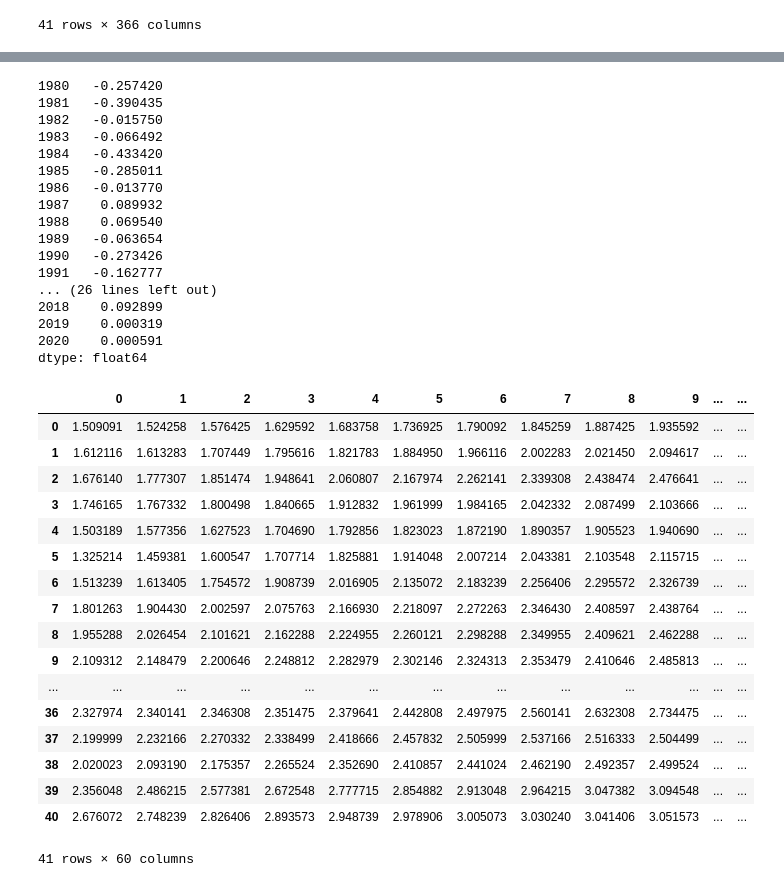
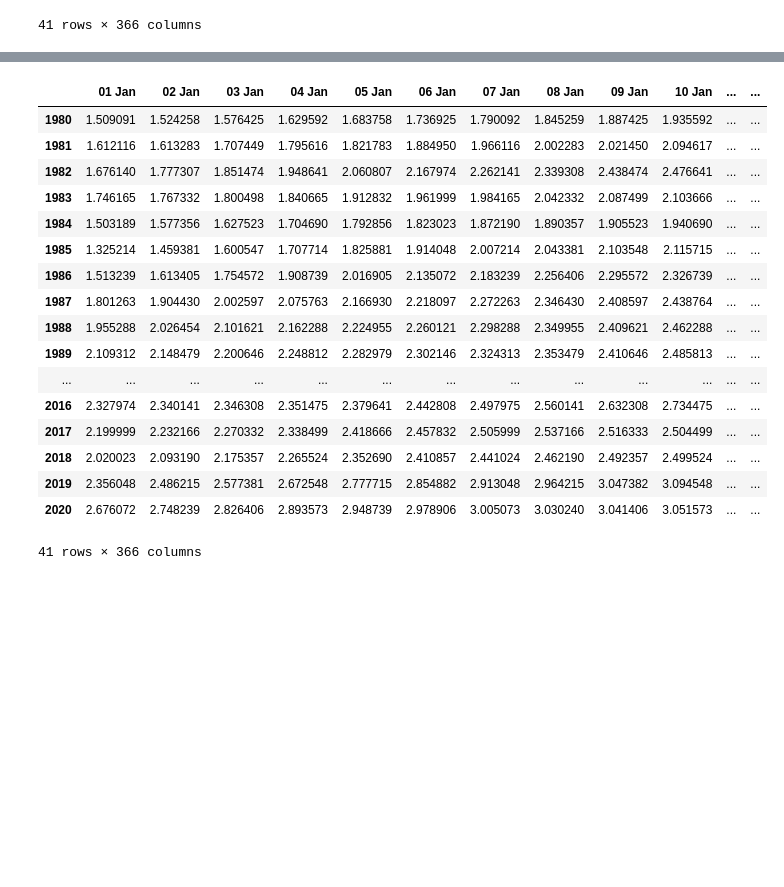
Before and after one commit to wxwizard/hydro_project, a Jupyter notebook: seaice_data.ipynb, the cells around one changed output, grey strips where cells are left out. Cells and saved outputs as stored; diff of their text form; code cells hidden in the pictures; blank space fills up the shorter version.

```diff
--- a/seaice_data.ipynb
+++ b/seaice_data.ipynb
@@ -84,58 +90,35 @@ plot
 # %%
 from datetime import datetime as dt, timedelta as td
 seaice = np.array(seaice_detrended).reshape(41, 366)
 seaice = pd.DataFrame(seaice)
 seaice.index = np.arange(1980, 2021)
 days = 366
 
 date=[]
 
 for day in range(days):
     initial_day = dt(2020,1,1)
     next_day = initial_day + td(days=day)
     next_day = next_day.strftime('%d %b')
     date.append(next_day)
 seaice.columns = date
-seaice = seaice.mean(axis=1)
-print(seaice)
-seaice.to_excel('seaice.xlsx')
+seaice
 # %% [output]
+|  | 01 Jan | 02 Jan | 03 Jan | 04 Jan | 05 Jan | 06 Jan | 07 Jan | 08 Jan | 09 Jan | 10 Jan | ... | ... |
+| 1980 | 1.509091 | 1.524258 | 1.576425 | 1.629592 | 1.683758 | 1.736925 | 1.790092 | 1.845259 | 1.887425 | 1.935592 | ... | ... |
+| 1981 | 1.612116 | 1.613283 | 1.707449 | 1.795616 | 1.821783 | 1.884950 | 1.966116 | 2.002283 | 2.021450 | 2.094617 | ... | ... |
+| 1982 | 1.676140 | 1.777307 | 1.851474 | 1.948641 | 2.060807 | 2.167974 | 2.262141 | 2.339308 | 2.438474 | 2.476641 | ... | ... |
+| 1983 | 1.746165 | 1.767332 | 1.800498 | 1.840665 | 1.912832 | 1.961999 | 1.984165 | 2.042332 | 2.087499 | 2.103666 | ... | ... |
+| 1984 | 1.503189 | 1.577356 | 1.627523 | 1.704690 | 1.792856 | 1.823023 | 1.872190 | 1.890357 | 1.905523 | 1.940690 | ... | ... |
+| 1985 | 1.325214 | 1.459381 | 1.600547 | 1.707714 | 1.825881 | 1.914048 | 2.007214 | 2.043381 | 2.103548 | 2.115715 | ... | ... |
+| 1986 | 1.513239 | 1.613405 | 1.754572 | 1.908739 | 2.016905 | 2.135072 | 2.183239 | 2.256406 | 2.295572 | 2.326739 | ... | ... |
+| 1987 | 1.801263 | 1.904430 | 2.002597 | 2.075763 | 2.166930 | 2.218097 | 2.272263 | 2.346430 | 2.408597 | 2.438764 | ... | ... |
+| 1988 | 1.955288 | 2.026454 | 2.101621 | 2.162288 | 2.224955 | 2.260121 | 2.298288 | 2.349955 | 2.409621 | 2.462288 | ... | ... |
+| 1989 | 2.109312 | 2.148479 | 2.200646 | 2.248812 | 2.282979 | 2.302146 | 2.324313 | 2.353479 | 2.410646 | 2.485813 | ... | ... |
+| ... | ... | ... | ... | ... | ... | ... | ... | ... | ... | ... | ... | ... |
+| 2016 | 2.327974 | 2.340141 | 2.346308 | 2.351475 | 2.379641 | 2.442808 | 2.497975 | 2.560141 | 2.632308 | 2.734475 | ... | ... |
+| 2017 | 2.199999 | 2.232166 | 2.270332 | 2.338499 | 2.418666 | 2.457832 | 2.505999 | 2.537166 | 2.516333 | 2.504499 | ... | ... |
+| 2018 | 2.020023 | 2.093190 | 2.175357 | 2.265524 | 2.352690 | 2.410857 | 2.441024 | 2.462190 | 2.492357 | 2.499524 | ... | ... |
+| 2019 | 2.356048 | 2.486215 | 2.577381 | 2.672548 | 2.777715 | 2.854882 | 2.913048 | 2.964215 | 3.047382 | 3.094548 | ... | ... |
+| 2020 | 2.676072 | 2.748239 | 2.826406 | 2.893573 | 2.948739 | 2.978906 | 3.005073 | 3.030240 | 3.041406 | 3.051573 | ... | ... |
-1980   -0.257420
-1981   -0.390435
-1982   -0.015750
-1983   -0.066492
-1984   -0.433420
-1985   -0.285011
-1986   -0.013770
-1987    0.089932
-1988    0.069540
-1989   -0.063654
-1990   -0.273426
-1991   -0.162777
-... (26 lines left out)
-2018    0.092899
-2019    0.000319
-2020    0.000591
-dtype: float64
+41 rows × 366 columns
-# %%
-seaice_jf = seaice.loc[:,0:59]
-seaice_jf
-# %% [output]
-|  | 0 | 1 | 2 | 3 | 4 | 5 | 6 | 7 | 8 | 9 | ... | ... |
-| 0 | 1.509091 | 1.524258 | 1.576425 | 1.629592 | 1.683758 | 1.736925 | 1.790092 | 1.845259 | 1.887425 | 1.935592 | ... | ... |
-| 1 | 1.612116 | 1.613283 | 1.707449 | 1.795616 | 1.821783 | 1.884950 | 1.966116 | 2.002283 | 2.021450 | 2.094617 | ... | ... |
-| 2 | 1.676140 | 1.777307 | 1.851474 | 1.948641 | 2.060807 | 2.167974 | 2.262141 | 2.339308 | 2.438474 | 2.476641 | ... | ... |
-| 3 | 1.746165 | 1.767332 | 1.800498 | 1.840665 | 1.912832 | 1.961999 | 1.984165 | 2.042332 | 2.087499 | 2.103666 | ... | ... |
-| 4 | 1.503189 | 1.577356 | 1.627523 | 1.704690 | 1.792856 | 1.823023 | 1.872190 | 1.890357 | 1.905523 | 1.940690 | ... | ... |
-| 5 | 1.325214 | 1.459381 | 1.600547 | 1.707714 | 1.825881 | 1.914048 | 2.007214 | 2.043381 | 2.103548 | 2.115715 | ... | ... |
-| 6 | 1.513239 | 1.613405 | 1.754572 | 1.908739 | 2.016905 | 2.135072 | 2.183239 | 2.256406 | 2.295572 | 2.326739 | ... | ... |
-| 7 | 1.801263 | 1.904430 | 2.002597 | 2.075763 | 2.166930 | 2.218097 | 2.272263 | 2.346430 | 2.408597 | 2.438764 | ... | ... |
-| 8 | 1.955288 | 2.026454 | 2.101621 | 2.162288 | 2.224955 | 2.260121 | 2.298288 | 2.349955 | 2.409621 | 2.462288 | ... | ... |
-| 9 | 2.109312 | 2.148479 | 2.200646 | 2.248812 | 2.282979 | 2.302146 | 2.324313 | 2.353479 | 2.410646 | 2.485813 | ... | ... |
-| ... | ... | ... | ... | ... | ... | ... | ... | ... | ... | ... | ... | ... |
-| 36 | 2.327974 | 2.340141 | 2.346308 | 2.351475 | 2.379641 | 2.442808 | 2.497975 | 2.560141 | 2.632308 | 2.734475 | ... | ... |
-| 37 | 2.199999 | 2.232166 | 2.270332 | 2.338499 | 2.418666 | 2.457832 | 2.505999 | 2.537166 | 2.516333 | 2.504499 | ... | ... |
-| 38 | 2.020023 | 2.093190 | 2.175357 | 2.265524 | 2.352690 | 2.410857 | 2.441024 | 2.462190 | 2.492357 | 2.499524 | ... | ... |
-| 39 | 2.356048 | 2.486215 | 2.577381 | 2.672548 | 2.777715 | 2.854882 | 2.913048 | 2.964215 | 3.047382 | 3.094548 | ... | ... |
-| 40 | 2.676072 | 2.748239 | 2.826406 | 2.893573 | 2.948739 | 2.978906 | 3.005073 | 3.030240 | 3.041406 | 3.051573 | ... | ... |
-41 rows × 60 columns
```
Also changed, not shown: parts of 21 cells of this notebook, 2 other files.
